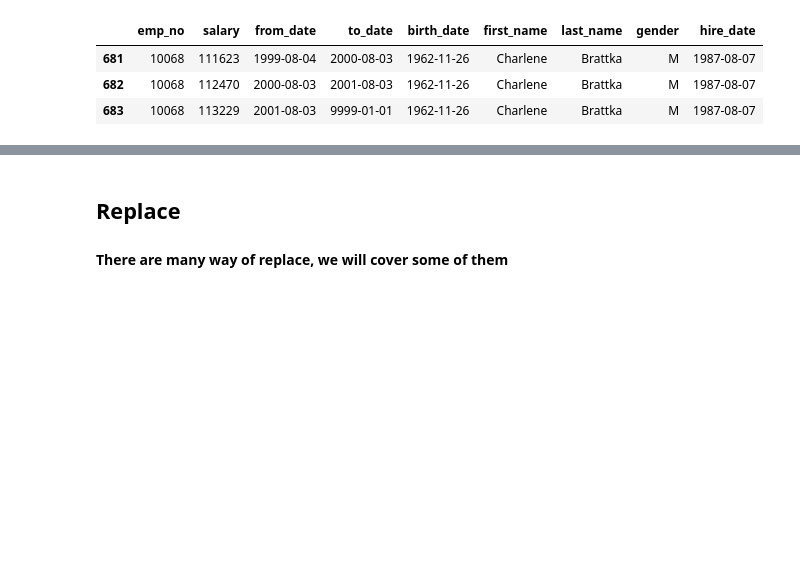
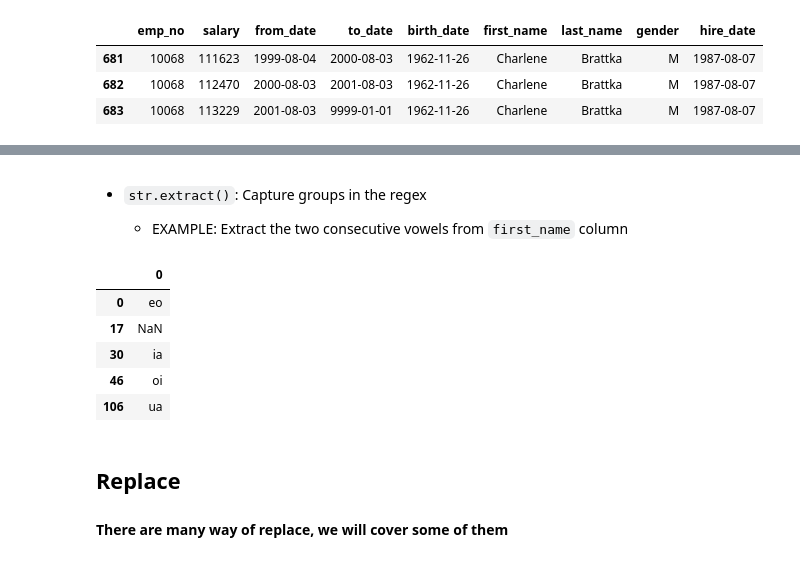
Before and after one commit to BrianFG/data_science_class, a Jupyter notebook: mid_term_review/pandas_basics.ipynb, the cells around one changed output, grey strips where cells are left out. Drawn from its saved outputs; the diff is of its cells as text; code cells hidden in the pictures; blank space fills up the shorter version.

```diff
--- a/mid_term_review/pandas_basics.ipynb
+++ b/mid_term_review/pandas_basics.ipynb
@@ -41,3 +89,17 @@ salaries_df.query("salary > 110000")
+# %% [markdown]
+- `str.extract()`: Capture groups in the regex
+
+
+    - EXAMPLE: Extract the two consecutive vowels from `first_name` column
+# %%
+salaries_df['first_name'].str.extract(r'([aeiou]{2})').drop_duplicates().head()
+# %% [output]
+|  | 0 |
+| 0 | eo |
+| 17 | NaN |
+| 30 | ia |
+| 46 | oi |
+| 106 | ua |
 # %% [markdown]
 ## Replace
 #### There are many way of replace, we will cover some of them
```
Also changed, not shown: parts of 13 cells of this notebook, 1 other file.
